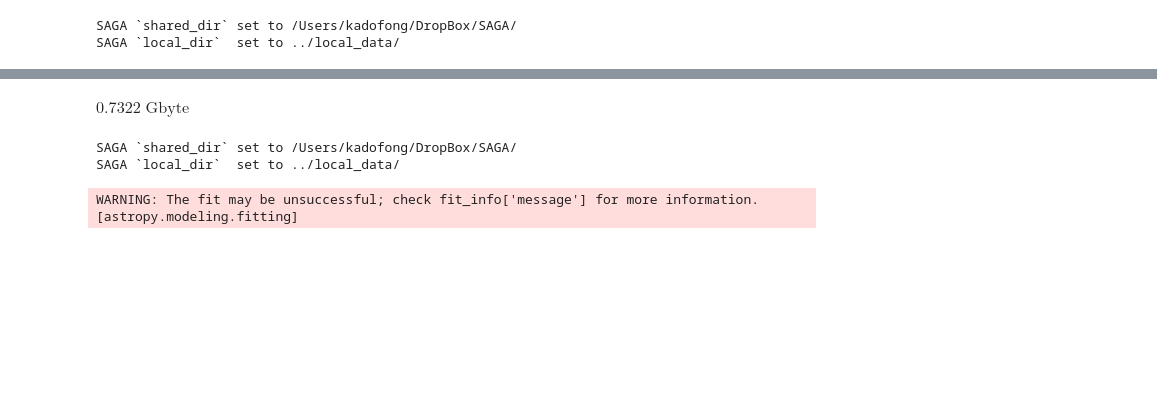
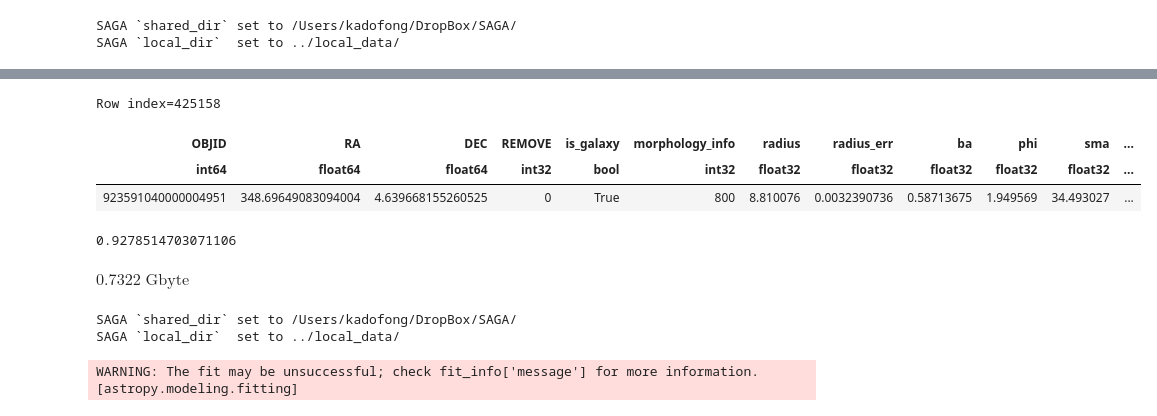
Before and after one commit to ekadofong/SAGAbg, a Jupyter notebook: notebooks/BetterLineFit.ipynb, the cells around one changed output, grey strips where cells are left out. Drawn from its saved outputs; the diff is of its cells as text; code cells hidden in the pictures; blank space fills up the shorter version.

```diff
--- a/notebooks/BetterLineFit.ipynb
+++ b/notebooks/BetterLineFit.ipynb
@@ -57,5 +105,14 @@ out = linesearch.singleton ( clean.loc['wafture_whirlwind'], '/Users/kadofong/Dr
 # %%
-from astropy import units as u
+clean.loc['upkeep_transposed']
+# %% [output]
+Row index=425158
+| OBJID | RA | DEC | REMOVE | is_galaxy | morphology_info | radius | radius_err | ba | phi | sma | ... |
+| int64 | float64 | float64 | int32 | bool | int32 | float32 | float32 | float32 | float32 | float32 | ... |
+| 923591040000004951 | 348.69649083094004 | 4.639668155260525 | 0 | True | 800 | 8.810076 | 0.0032390736 | 0.58713675 | 1.949569 | 34.493027 | ... |
+# %%
+np.random.uniform ( 0., 1. )
+# %% [output]
+0.9278514703071106
 # %%
 (len(first_objects)*100*u.kilobyte).to(u.gigabyte)
 # %% [output]
```
Also changed, not shown: parts of 12 cells of this notebook, 1 other file.
